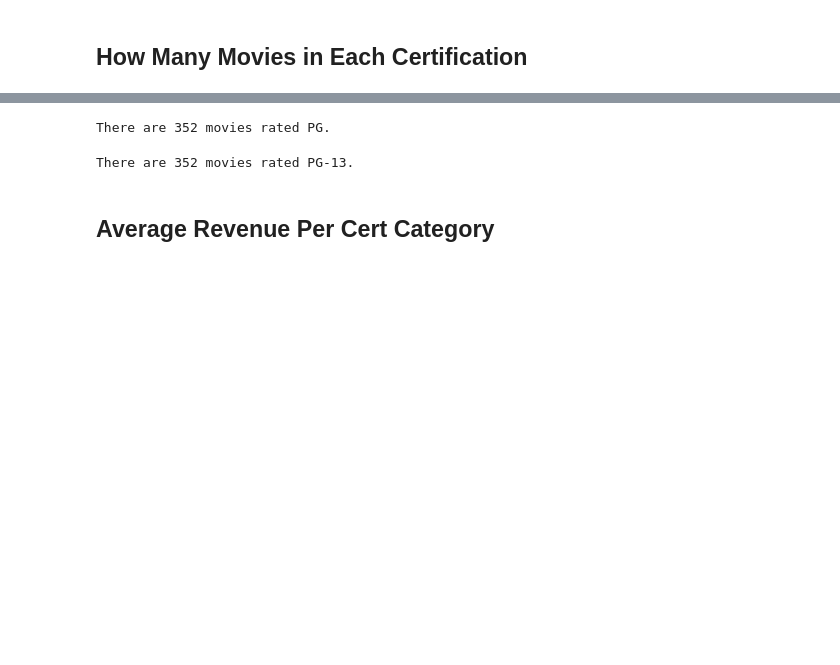
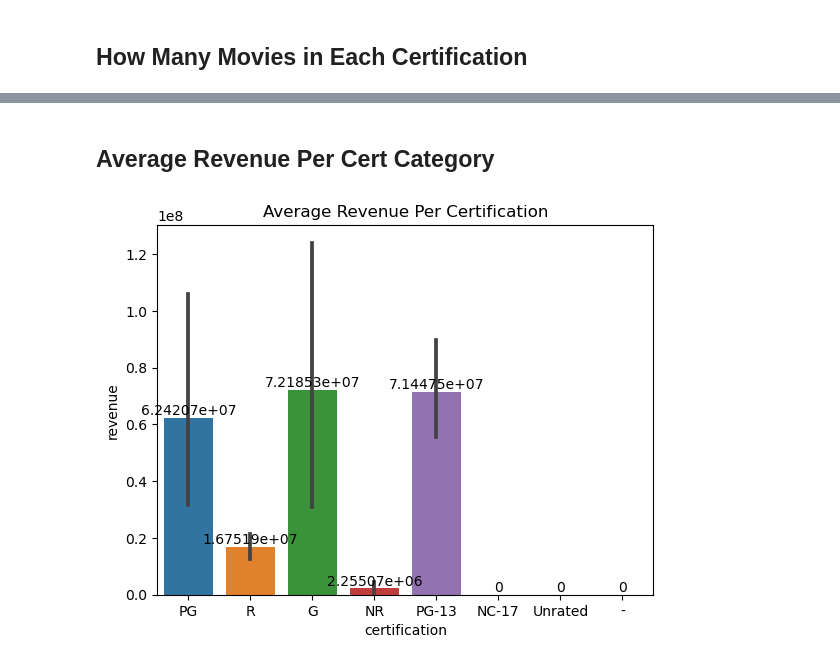
Before and after one commit to Gracey701/TMDB-Movies, a Jupyter notebook: Part 2.ipynb, the cells around one changed output, grey strips where cells are left out. Drawn from its saved outputs; the diff is of its cells as text; code cells hidden in the pictures; blank space fills up the shorter version.

```diff
--- a/Part 2.ipynb
+++ b/Part 2.ipynb
@@ -242,2 +253,0 @@ final_df = final_df[(final_df['revenue'] > 0)]
-# %%
-final_df = final_df[(final_df['budget'] != 0) & (final_df['revenue'] != 0)]
@@ -276,12 +280,8 @@ g = final_df['certification']=='G'
-# %%
-PG_len = len(final_df['certification']=='PG')
-print(f'There are {PG_len} movies rated PG.')
-# %% [output]
-There are 352 movies rated PG.
-# %%
-thir_len = len(final_df['certification']=='PG-13')
-print(f'There are {thir_len} movies rated PG-13.')
-# %% [output]
-There are 352 movies rated PG-13.
 # %% [markdown]
 ## Average Revenue Per Cert Category
+# %%
+ax = sns.barplot(data = final_df, x = 'certification', y = 'revenue')
+ax.bar_label(ax.containers[0])
+plt.title("Average Revenue Per Certification");
+# %% [output]
+[figure, added]
```
Also changed, not shown: parts of 12 cells of this notebook, 2 other files.
